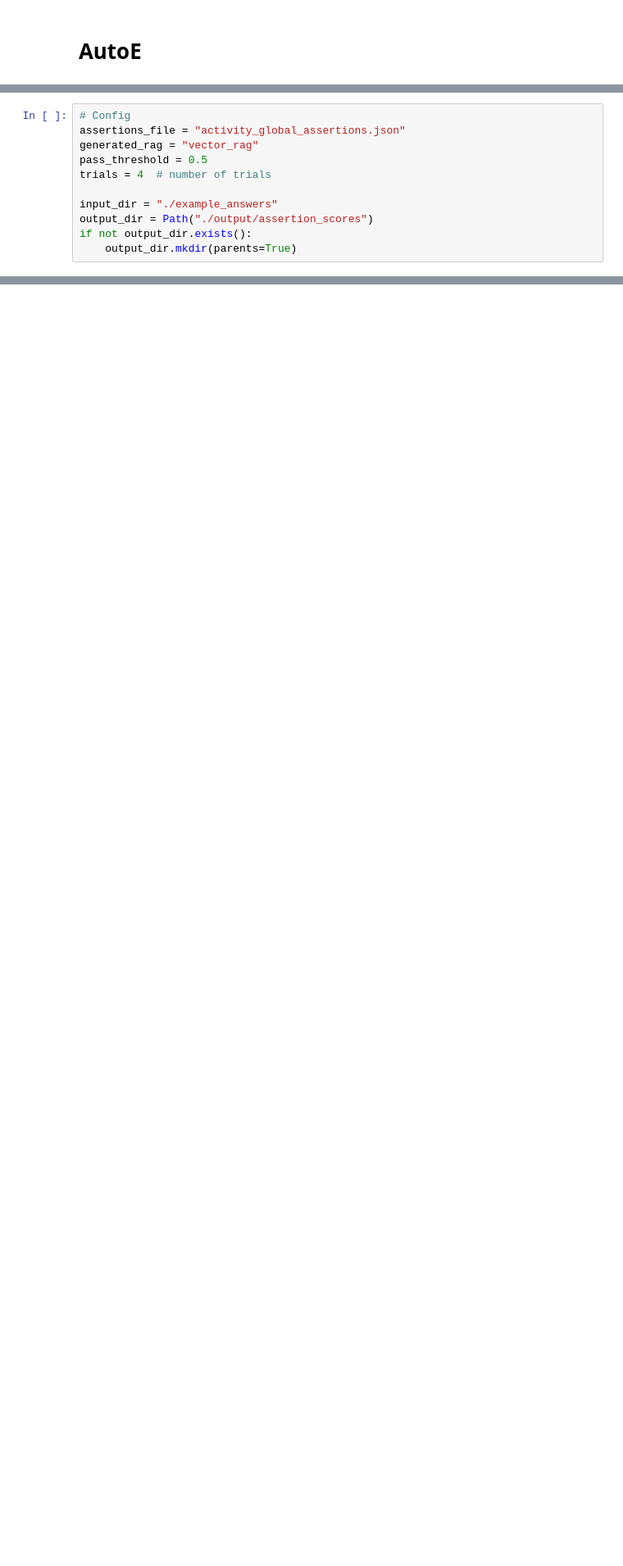
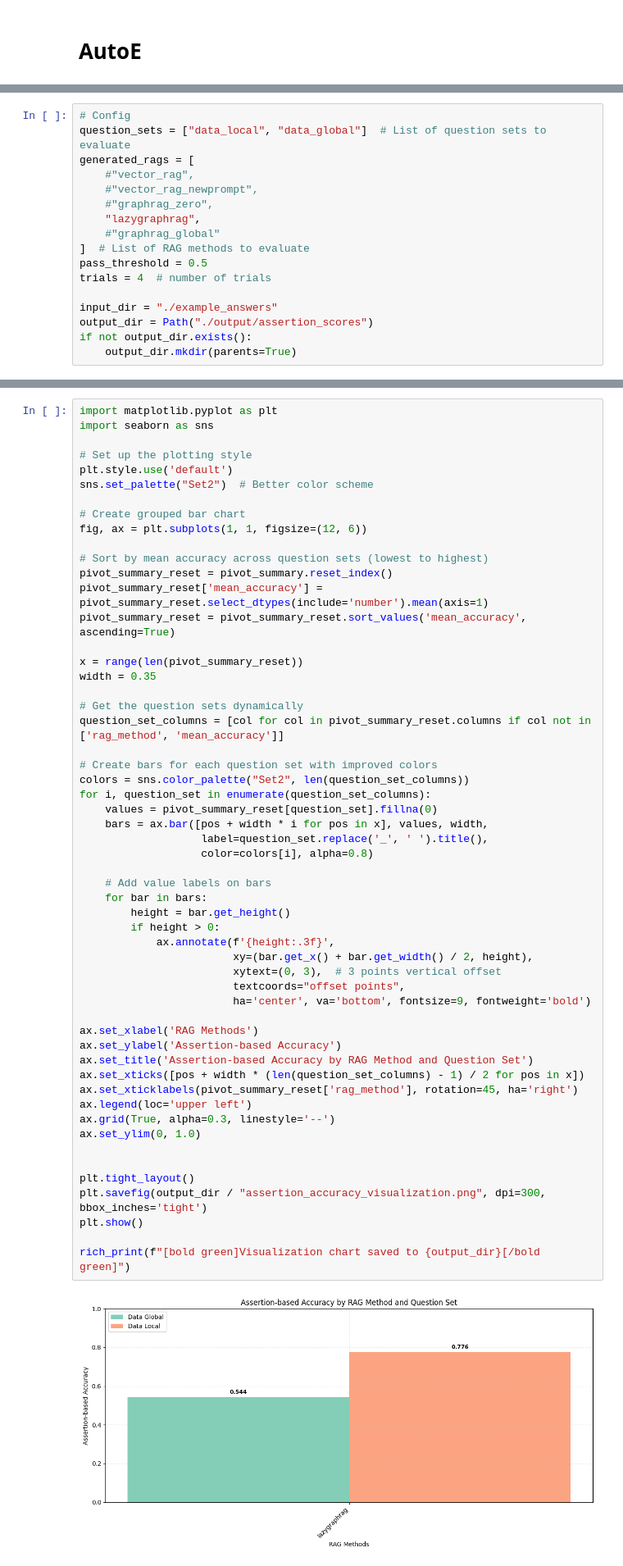
Before and after one commit to microsoft/benchmark-qed, a Jupyter notebook: docs/notebooks/autoe.ipynb, the cells around one changed output, grey strips where cells are left out. Shown at 82% size. Drawn from its saved outputs; the diff is of its cells as text; blank space fills up the shorter version.

Commit message:
assertion generation v2

```diff
--- a/docs/notebooks/autoe.ipynb
+++ b/docs/notebooks/autoe.ipynb
@@ -224,8 +229,14 @@ llm_config = LLMConfig(
 llm_client = ModelFactory.create_chat_model(llm_config)
 # %%
 # Config
-assertions_file = "activity_global_assertions.json"
-generated_rag = "vector_rag"
+question_sets = ["data_local", "data_global"]  # List of question sets to evaluate
+generated_rags = [
+    #"vector_rag",
+    #"vector_rag_newprompt",
+    #"graphrag_zero",
+    "lazygraphrag",
+    #"graphrag_global"
+]  # List of RAG methods to evaluate
 pass_threshold = 0.5
 trials = 4  # number of trials
 
@@ -306,0 +405,57 @@ else:
+# %%
+import matplotlib.pyplot as plt
+import seaborn as sns
+
+# Set up the plotting style
+plt.style.use('default')
+sns.set_palette("Set2")  # Better color scheme
+
+# Create grouped bar chart
+fig, ax = plt.subplots(1, 1, figsize=(12, 6))
+
+# Sort by mean accuracy across question sets (lowest to highest)
+pivot_summary_reset = pivot_summary.reset_index()
+pivot_summary_reset['mean_accuracy'] = pivot_summary_reset.select_dtypes(include='number').mean(axis=1)
+pivot_summary_reset = pivot_summary_reset.sort_values('mean_accuracy', ascending=True)
+
+x = range(len(pivot_summary_reset))
+width = 0.35
+
+# Get the question sets dynamically
+question_set_columns = [col for col in pivot_summary_reset.columns if col not in ['rag_method', 'mean_accuracy']]
+
+# Create bars for each question set with improved colors
+colors = sns.color_palette("Set2", len(question_set_columns))
+for i, question_set in enumerate(question_set_columns):
+    values = pivot_summary_reset[question_set].fillna(0)
+    bars = ax.bar([pos + width * i for pos in x], values, width,
+                   label=question_set.replace('_', ' ').title(),
+                   color=colors[i], alpha=0.8)
+
+    # Add value labels on bars
+    for bar in bars:
+        height = bar.get_height()
+        if height > 0:
+            ax.annotate(f'{height:.3f}',
+                        xy=(bar.get_x() + bar.get_width() / 2, height),
+                        xytext=(0, 3),  # 3 points vertical offset
+                        textcoords="offset points",
+                        ha='center', va='bottom', fontsize=9, fontweight='bold')
+
+ax.set_xlabel('RAG Methods')
+ax.set_ylabel('Assertion-based Accuracy')
+ax.set_title('Assertion-based Accuracy by RAG Method and Question Set')
+ax.set_xticks([pos + width * (len(question_set_columns) - 1) / 2 for pos in x])
+ax.set_xticklabels(pivot_summary_reset['rag_method'], rotation=45, ha='right')
+ax.legend(loc='upper left')
+ax.grid(True, alpha=0.3, linestyle='--')
+ax.set_ylim(0, 1.0)
+
+
+plt.tight_layout()
+plt.savefig(output_dir / "assertion_accuracy_visualization.png", dpi=300, bbox_inches='tight')
+plt.show()
+
+rich_print(f"[bold green]Visualization chart saved to {output_dir}[/bold green]")
+# %% [output]
+[figure, added]
```
Also changed, not shown: parts of 4 cells of this notebook, 17 other files.
